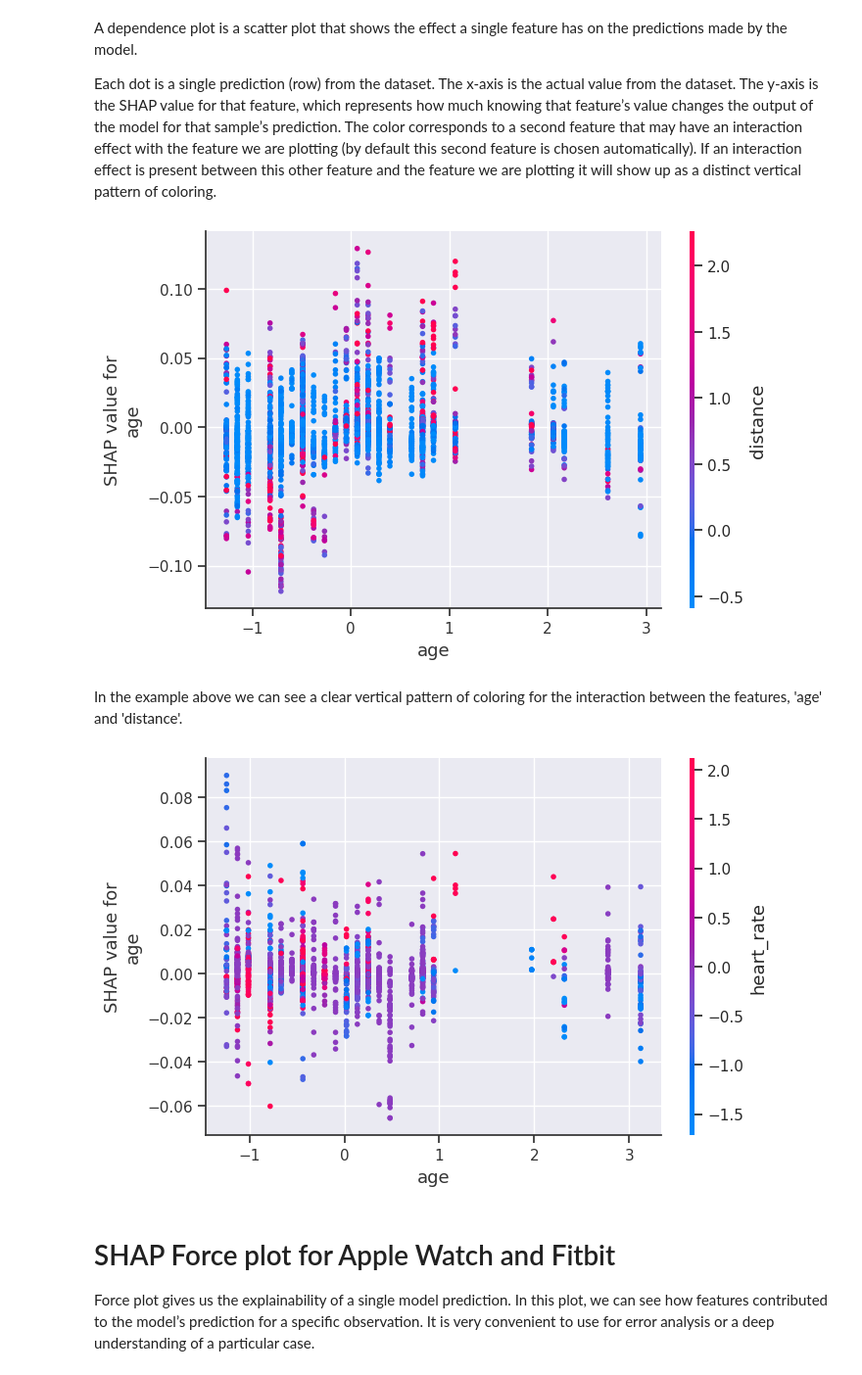
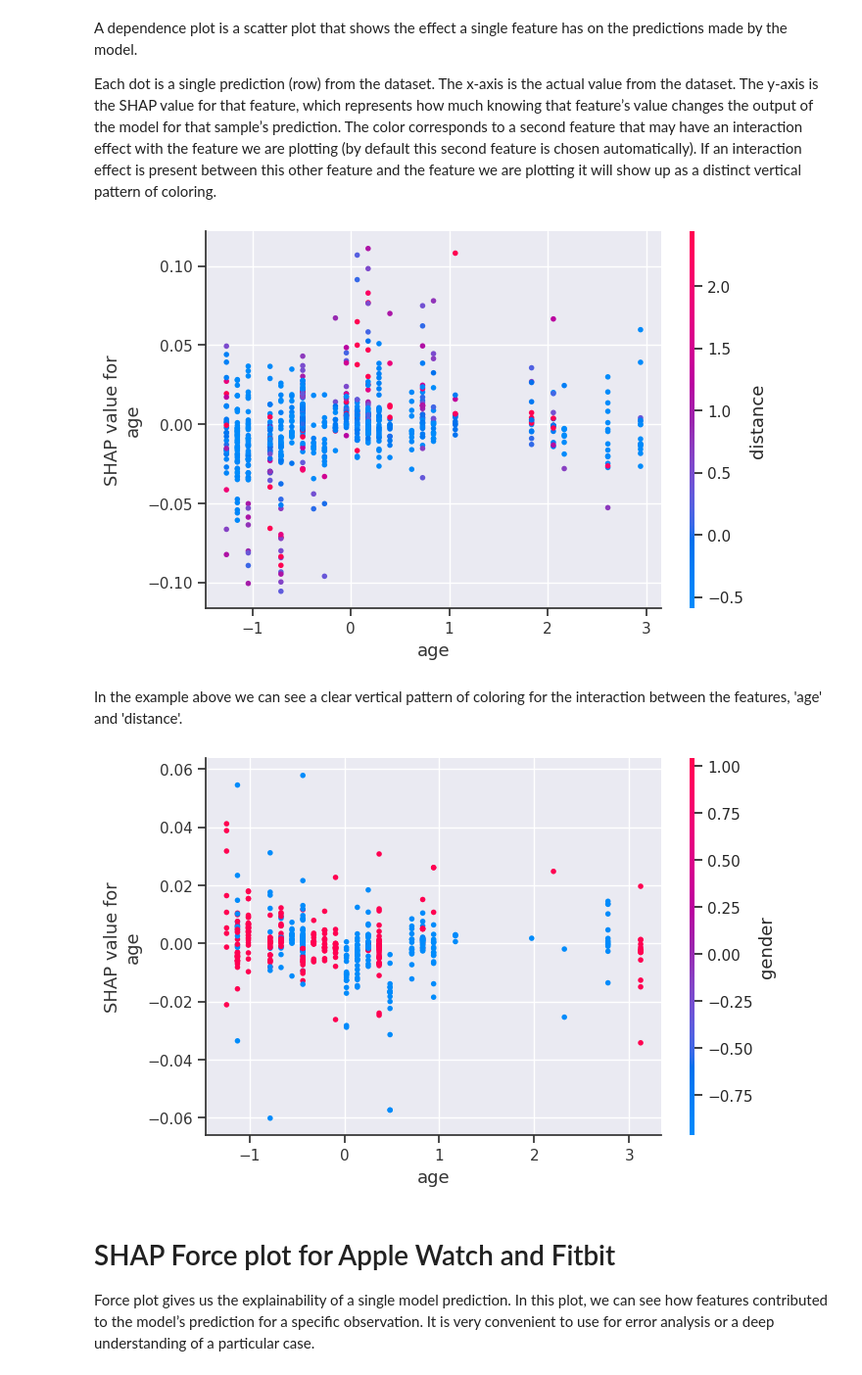
Before and after one commit to bernadetti0/predicting_activity, a Jupyter notebook: notebooks/Data_Analysis _arpita_version2.ipynb, the cells around one changed output. Shown at 98% size. Cells and saved outputs as stored; diff of their text form; code cells hidden in the pictures.

```diff
--- a/notebooks/Data_Analysis _arpita_version2.ipynb
+++ b/notebooks/Data_Analysis _arpita_version2.ipynb
@@ -965,6 +1180,6 @@ In order to separate better between the 'Self Pace Walk' and 'Sitting classes',
 # %%
 # compute SHAP values for Fitbit
 explainer = shap.TreeExplainer(rf_model2)
-shap_values_fitbit = explainer.shap_values(X_train_fitbit)
+shap_values_fitbit = explainer.shap_values(X_test_fitbit)
 # %%
 # Now we can plot relevant plots that will help us analyze the model for Fitbit
@@ -1001,15 +1269,15 @@ The y-axis is the SHAP value for that feature, which represents how much knowing
 The color corresponds to a second feature that may have an interaction effect with the feature we are plotting (by default this second feature is chosen automatically). If an interaction effect is present between this other feature and the feature we are plotting it will show up as a distinct vertical pattern of coloring.
 # %%
 # If we pass a numpy array instead of a data frame then we need to pass the feature names separately
-shap.dependence_plot(0, shap_values_apple[0], X_train_apple.values, feature_names=X_train_apple.columns)
+shap.dependence_plot(0, shap_values_apple[0], X_test_apple.values, feature_names=X_test_apple.columns)
 # %% [output]
-[figure, old version]
+[figure, new version]
 # %% [markdown]
 In the example above we can see a clear vertical pattern of coloring for the interaction between the features, 'age' and 'distance'.
 # %%
-shap.dependence_plot(0, shap_values_fitbit[0], X_train_fitbit.values, feature_names=X_train_fitbit.columns)
+shap.dependence_plot(0, shap_values_fitbit[0], X_test_fitbit.values, feature_names=X_test_fitbit.columns)
 # %% [output]
-[figure, old version]
+[figure, new version]
 # %% [markdown]
 # SHAP Force plot for Apple Watch and Fitbit
 Force plot gives us the explainability of a single model prediction. In this plot, we can see how features contributed to the model’s prediction for a specific observation. It is very convenient to use for error analysis or a deep understanding of a particular case.
```
Also changed, not shown: parts of 49 cells of this notebook.
